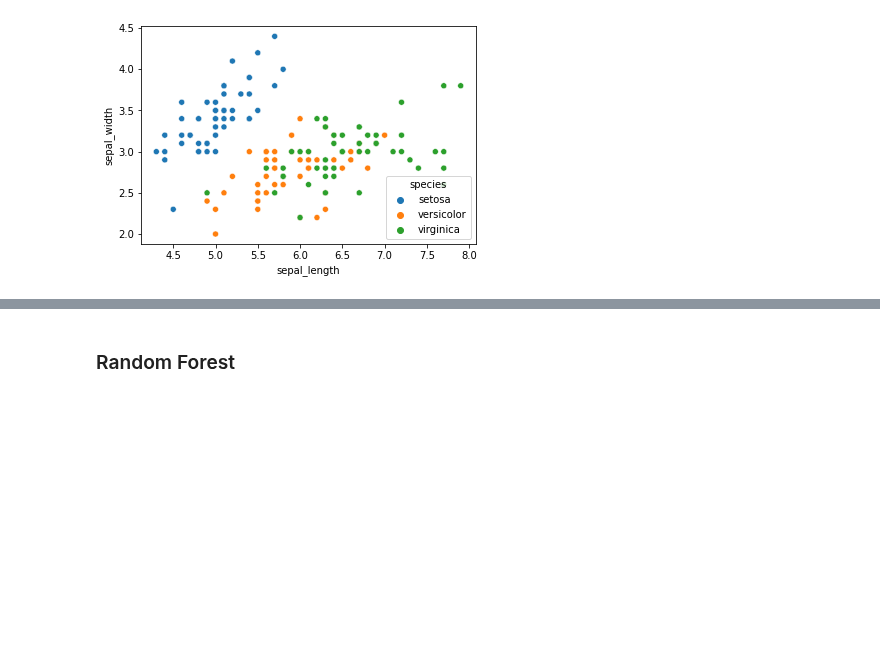
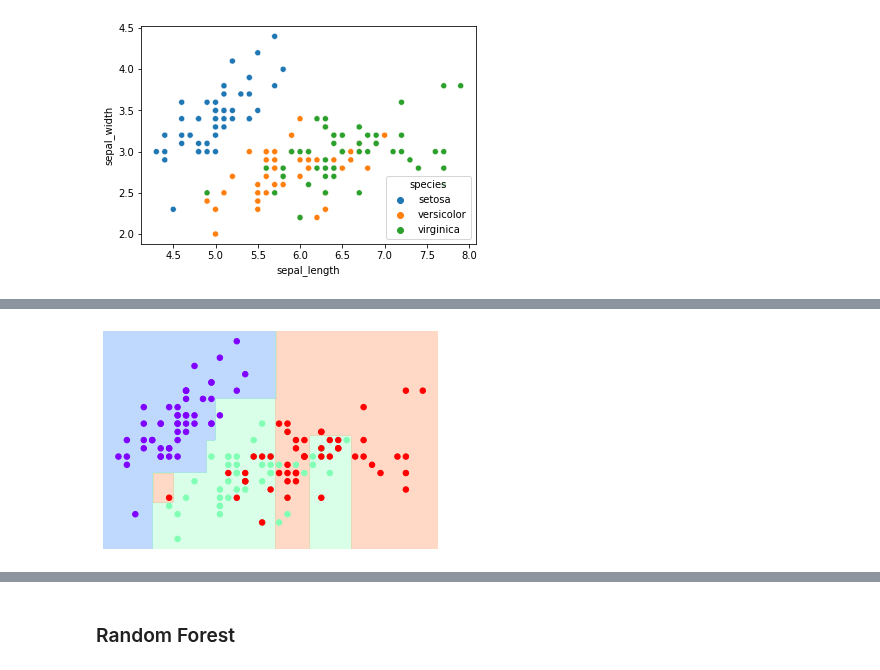
Before and after one commit to honghanhh/py40a12l2, a Jupyter notebook: lectures/lecture6/Hien_trees.ipynb, the cells around one changed output, grey strips where cells are left out. Drawn from its saved outputs; the diff is of its cells as text; code cells hidden in the pictures; blank space fills up the shorter version.

```diff
--- a/lectures/lecture6/Hien_trees.ipynb
+++ b/lectures/lecture6/Hien_trees.ipynb
@@ -60,3 +60,12 @@ array([0, 1, 2])
 from sklearn.model_selection import train_test_split
 from sklearn.tree import DecisionTreeClassifier, plot_tree
 from sklearn.metrics import confusion_matrix, classification_report
+# %%
+X_train, X_test, y_train, y_test = train_test_split(iris_df [['sepal_length', 'sepal_width']],
+                                                   iris_df['species'],
+                                                   test_size=0.2,
+                                                   random_state=42)
+# %%
+#gọi cái cây đấy ra
+tree = DecisionTreeClassifier()
+tree.fit(X_train, y_train)
@@ -62,0 +91,4 @@ from sklearn.metrics import confusion_matrix, classification_report
+# %%
+tree = DecisionTreeClassifier(max_depth=5, #max_depth: giới hạn số tầng của cây đó
+                             max_features=2) #định nghĩa số lượng feature sd để xây nên cái cây )
+tree.fit(X_train, y_train)
@@ -90,0 +137,4 @@ def visualize_classifier(model, X, y, ax=None, cmap='rainbow'):
+# %%
+visualize_classifier(tree,iris_df [['sepal_length', 'sepal_width']],iris_df['species'])
+# %% [output]
+[figure, added]
```
Also changed, not shown: parts of 12 cells of this notebook.
